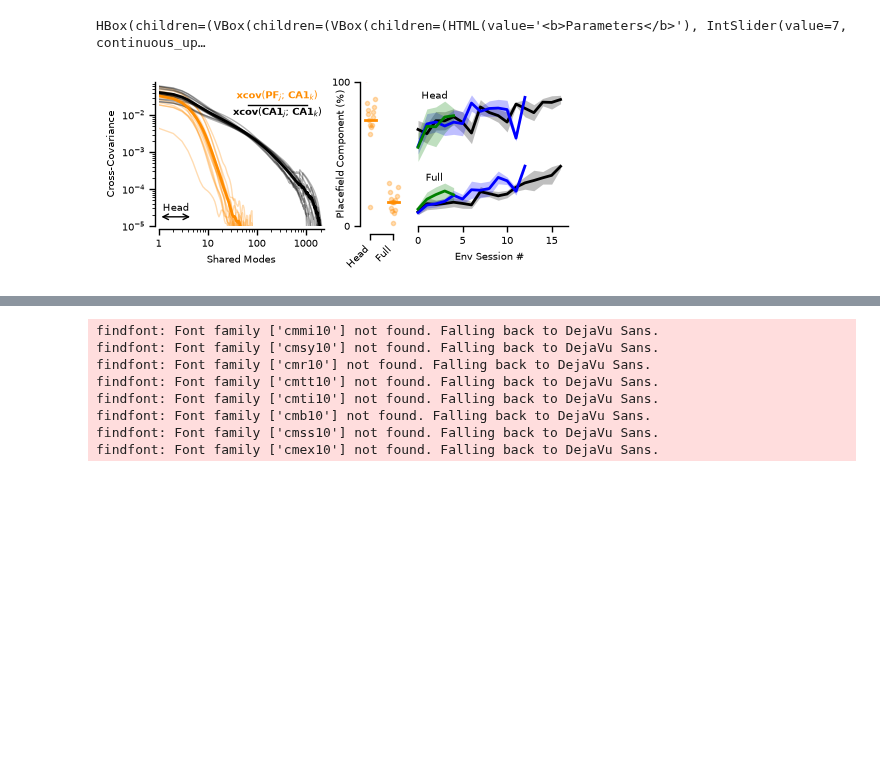
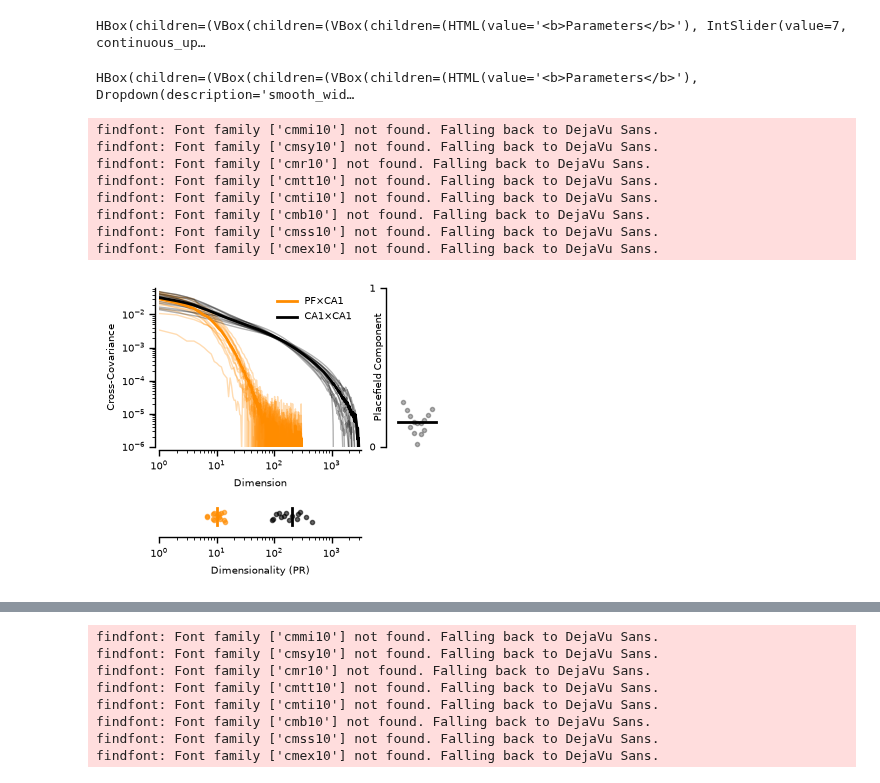
Before and after one commit to landoskape/vrAnalysis, a Jupyter notebook: dimensionality_manuscript/dim_subspace_figures_refactor.ipynb, the cells around one changed output, grey strips where cells are left out. Cells and saved outputs as stored; diff of their text form; code cells hidden in the pictures; blank space fills up the shorter version.

```diff
--- a/dimensionality_manuscript/dim_subspace_figures_refactor.ipynb
+++ b/dimensionality_manuscript/dim_subspace_figures_refactor.ipynb
@@ -145,7 +145,7 @@ viewer = ConciseSpectrumViewer(
     fontsize=7.0,
 )
 
-return_syd_viewer = False
+return_syd_viewer = True
 if return_syd_viewer:
     viewer.show()
 
@@ -157,4 +157,80 @@ else:
     if save:
         save_figure(fig, figure_path / "concise_spectrum_figure")
 # %% [output]
-[figure, removed]
+HBox(children=(VBox(children=(VBox(children=(HTML(value='<b>Parameters</b>'), Dropdown(description='smooth_wid…
+findfont: Font family ['cmmi10'] not found. Falling back to DejaVu Sans.
+findfont: Font family ['cmsy10'] not found. Falling back to DejaVu Sans.
+findfont: Font family ['cmr10'] not found. Falling back to DejaVu Sans.
+findfont: Font family ['cmtt10'] not found. Falling back to DejaVu Sans.
+findfont: Font family ['cmti10'] not found. Falling back to DejaVu Sans.
+findfont: Font family ['cmb10'] not found. Falling back to DejaVu Sans.
+findfont: Font family ['cmss10'] not found. Falling back to DejaVu Sans.
+findfont: Font family ['cmex10'] not found. Falling back to DejaVu Sans.
+# %%
+from dimensionality_manuscript.figure_scripts.figure3 import ConciseSpectrumDimensionalityViewer
+
+viewer = ConciseSpectrumDimensionalityViewer(
+    results,
+    # Data selection
+    activity_parameters_name="default",
+    smooth_widths=(5.0, None),
+    reliability_fraction_active_thresholds=(None, None),
+    spectrum_mode="all",
+    env_full_scope="within_env",
+    full_within_env=False,
+
+    # Spectrum processing
+    pf_smooth_method="none",
+    pf_smooth_width=3.0,
+    full_smooth_method="none",
+    full_smooth_width=3.0,
+    normalize=True,
+    clip_negative=False,
+    ylims=(-6.0, -1.2),
+
+    # Participation ratio
+    pr_pre_smooth=True,
+    beewidth=0.15,
+    point_alpha=0.6,
+    markersize=3.0,
+    mean_linewidth=2.0,
+
+    # Placefield component
+    include_beeswarm=True,
+    as_percent=False,
+    shared_variance_ratio_ylims=(0.0, 1.0),
+    ax1_width_ratio=0.3,
+
+    # Spectrum legend
+    spectrum_legend=dict(
+        loc="auto",
+        ncols=1,
+        fontsize_scale=1.0,
+        handlelength=2.0,
+        handletextpad=0.8,
+        labelspacing=0.5,
+        borderpad=0.4,
+        borderaxespad=0.5,
+        markerfirst=True,
+        frameon=False,
+        visible=True,
+    ),
+
+    # Layout
+    height_ratios=(4.0, 1.0),
+    figsize=(3.5, 3.0),
+    fontsize=7.0,
+)
+
+show_viewer = False
+if show_viewer:
+    viewer.show()
+else:
+    fig = viewer.plot(viewer.state)
+    plt.show()
+
+    save = True
+    if save:
+        save_figure(fig, figure_path / "concise_spectrum_dimensionality_figure")
+# %% [output]
+[figure, added]
```
Also changed, not shown: parts of 4 cells of this notebook, 56 other files.
